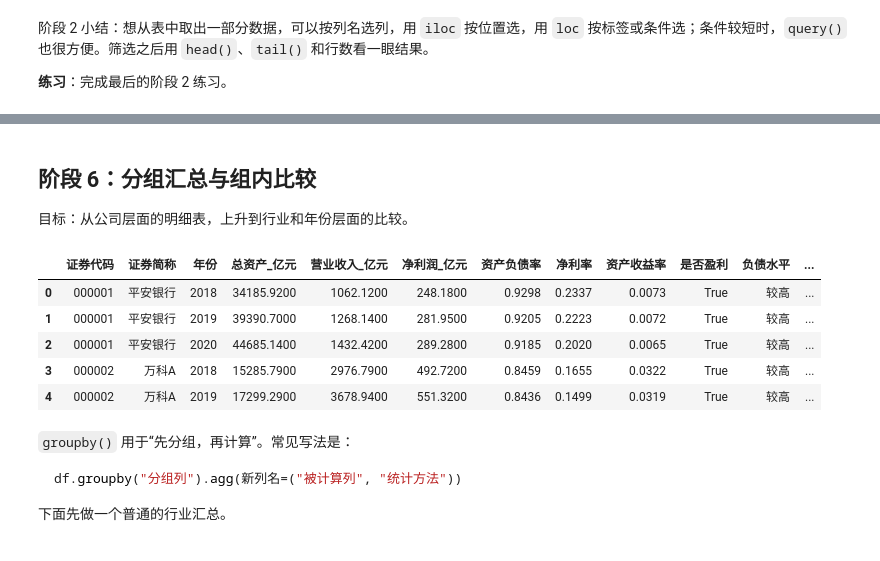
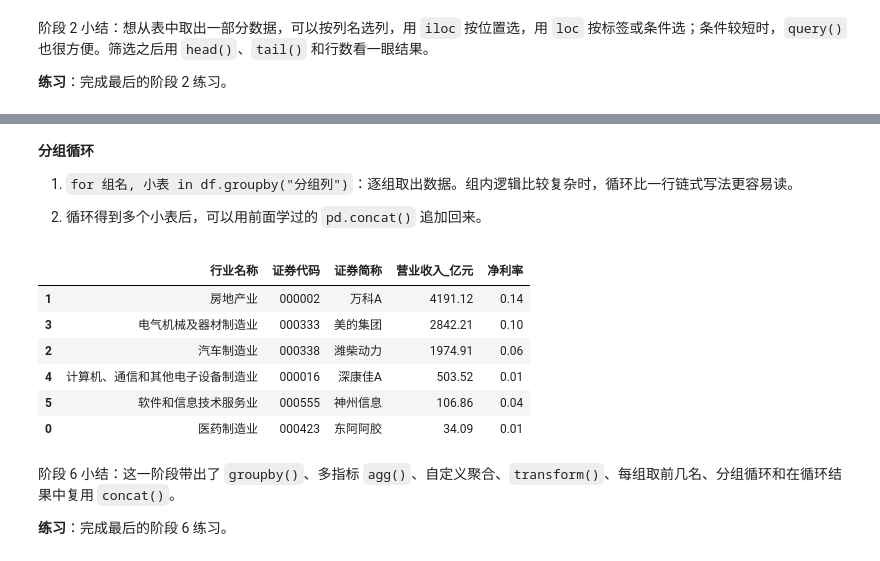
Before and after one commit to itsaquestion/py4ss_v4, a Jupyter notebook: 新章节编辑/pandas/pandas_finance_to_analysis.ipynb, the cells around one changed output, grey strips where cells are left out. Saved outputs shown, nothing was run; the diff lists cells and outputs as text; code cells hidden in the pictures.

````diff
--- a/新章节编辑/pandas/pandas_finance_to_analysis.ipynb
+++ b/新章节编辑/pandas/pandas_finance_to_analysis.ipynb
@@ -818,0 +914,9 @@ company.head()  # 查看公司信息表
+# %%
+# 补充后面分组和合并需要的变量。
+annual_for_merge["年份"] = annual_for_merge["统计截止日期"].dt.year  # 提取年份
+annual_for_merge["上市年份"] = annual_for_merge["首次上市日期"].dt.year  # 提取上市年份
+annual_for_merge["上市年限"] = annual_for_merge["年份"] - annual_for_merge["上市年份"]  # 计算上市年限
+annual_for_merge["净利率"] = annual_for_merge["净利润_亿元"] / annual_for_merge["营业收入_亿元"]  # 计算净利率
+annual_for_merge["负债水平"] = np.where(annual_for_merge["资产负债率"] >= 0.7, "较高", "正常")  # 生成负债水平
+
+annual_for_merge[["证券代码", "证券简称", "年份", "上市年限", "净利率", "负债水平"]].head()  # 查看新增变量
@@ -819,13 +930,13 @@ company.head()  # 查看公司信息表
 # %%
-# 把两个年度的财务记录纵向追加到一起。
-finance_2019 = finance_code.loc[finance_code["年份"] == 2019].copy()  # 取出 2019 年记录
-finance_2020_for_concat = finance_code.loc[finance_code["年份"] == 2020].copy()  # 取出 2020 年记录
+# 把两个时间段的经营记录纵向追加到一起。
+annual_2018_2019 = annual_for_merge.loc[annual_for_merge["年份"].isin([2018, 2019])].copy()  # 2018-2019 年
+annual_2020_part = annual_for_merge.loc[annual_for_merge["年份"] == 2020].copy()  # 2020 年
 
-finance_two_years = pd.concat(
-    [finance_2019, finance_2020_for_concat],  # 要追加的表
+annual_panel = pd.concat(
+    [annual_2018_2019, annual_2020_part],  # 要追加的表
     ignore_index=True,  # 重新生成连续索引
 )
 
-finance_two_years[["证券代码", "证券简称", "年份", "营业收入_亿元"]].head()  # 查看追加结果
+annual_panel[["证券代码", "证券简称", "年份", "营业收入_亿元"]].head()  # 查看追加结果
 # %% [output]
 |  | 证券代码 | 证券简称 | 年份 | 营业收入_亿元 |
@@ -980,7 +1066,6 @@ finance_2020_rank_code.head()  # 查看左表
 # %%
-company_small = company[
-    ["证券代码", "行业名称", "省份", "城市", "上市市场", "上市日期", "上市年份", "是否ST"]  # 保留需要的背景列
-]
+# 先取出 2020 年公司明细，后面围绕这一年做行业比较。
+analysis_2020 = analysis_df.loc[analysis_df["年份"] == 2020].copy()  # 筛选 2020 年
 
-company_small.head()  # 查看右表
+analysis_2020[["证券代码", "证券简称", "行业名称", "营业收入_亿元", "净利率", "资产负债率"]].head()  # 查看 2020 年明细
 # %% [output]
@@ -1098,22 +1234,31 @@ demo_merge[["证券代码", "公司代码", "行业名称"]].head()  # 查看不
 # %% [markdown]
-## 阶段 6：分组汇总与组内比较
+**分组循环**
 
-目标：从公司层面的明细表，上升到行业和年份层面的比较。
+1. `for 组名, 小表 in df.groupby("分组列")`：逐组取出数据。组内逻辑比较复杂时，循环比一行链式写法更容易读。
+
+2. 循环得到多个小表后，可以用前面学过的 `pd.concat()` 追加回来。
 # %%
-analysis_df = finance_code.merge(company_small, on="证券代码", how="left")
-analysis_df.head()
+# 用分组循环找出每个行业收入最高的 1 家公司。
+top_list = []
+
+for industry, group in analysis_2020.groupby("行业名称"):
+    top_company = group.sort_values("营业收入_亿元", ascending=False).head(1)  # 本行业收入最高公司
+    top_list.append(top_company)
+
+industry_top_company = pd.concat(top_list, ignore_index=True)[
+    ["行业名称", "证券代码", "证券简称", "营业收入_亿元", "净利率"]
+].sort_values("营业收入_亿元", ascending=False)
+
+industry_top_company  # 查看每个行业收入最高的公司
 # %% [output]
-|  | 证券代码 | 证券简称 | 年份 | 总资产_亿元 | 营业收入_亿元 | 净利润_亿元 | 资产负债率 | 净利率 | 资产收益率 | 是否盈利 | 负债水平 | ... |
-| 0 | 000001 | 平安银行 | 2018 | 34185.9200 | 1062.1200 | 248.1800 | 0.9298 | 0.2337 | 0.0073 | True | 较高 | ... |
-| 1 | 000001 | 平安银行 | 2019 | 39390.7000 | 1268.1400 | 281.9500 | 0.9205 | 0.2223 | 0.0072 | True | 较高 | ... |
-| 2 | 000001 | 平安银行 | 2020 | 44685.1400 | 1432.4200 | 289.2800 | 0.9185 | 0.2020 | 0.0065 | True | 较高 | ... |
-| 3 | 000002 | 万科A | 2018 | 15285.7900 | 2976.7900 | 492.7200 | 0.8459 | 0.1655 | 0.0322 | True | 较高 | ... |
-| 4 | 000002 | 万科A | 2019 | 17299.2900 | 3678.9400 | 551.3200 | 0.8436 | 0.1499 | 0.0319 | True | 较高 | ... |
+|  | 行业名称 | 证券代码 | 证券简称 | 营业收入_亿元 | 净利率 |
+| 1 | 房地产业 | 000002 | 万科A | 4191.12 | 0.14 |
+| 3 | 电气机械及器材制造业 | 000333 | 美的集团 | 2842.21 | 0.10 |
+| 2 | 汽车制造业 | 000338 | 潍柴动力 | 1974.91 | 0.06 |
+| 4 | 计算机、通信和其他电子设备制造业 | 000016 | 深康佳A | 503.52 | 0.01 |
+| 5 | 软件和信息技术服务业 | 000555 | 神州信息 | 106.86 | 0.04 |
+| 0 | 医药制造业 | 000423 | 东阿阿胶 | 34.09 | 0.01 |
 # %% [markdown]
-`groupby()` 用于“先分组，再计算”。常见写法是：
+阶段 6 小结：这一阶段带出了 `groupby()`、多指标 `agg()`、自定义聚合、`transform()`、每组取前几名、分组循环和在循环结果中复用 `concat()`。
 
-```python
-df.groupby("分组列").agg(新列名=("被计算列", "统计方法"))
-```
-
-下面先做一个普通的行业汇总。
+**练习**：完成最后的阶段 6 练习。
````
Also changed, not shown: parts of 182 cells of this notebook, 10 other files.
